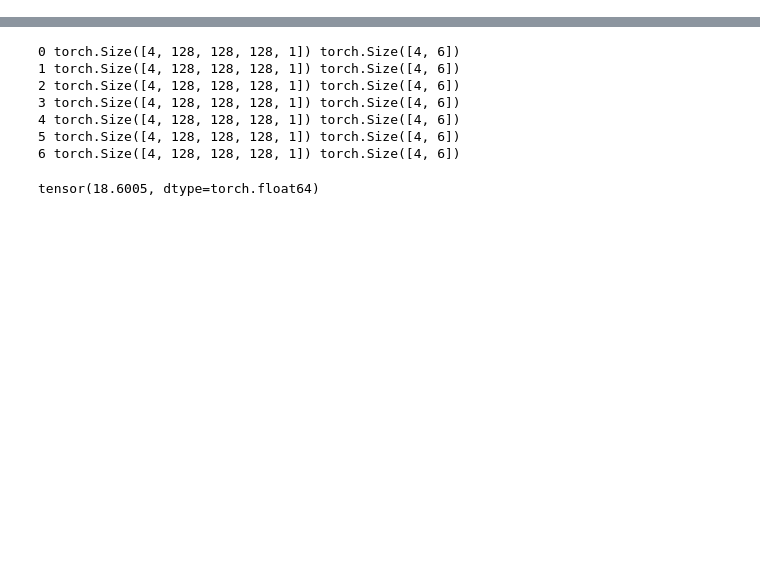
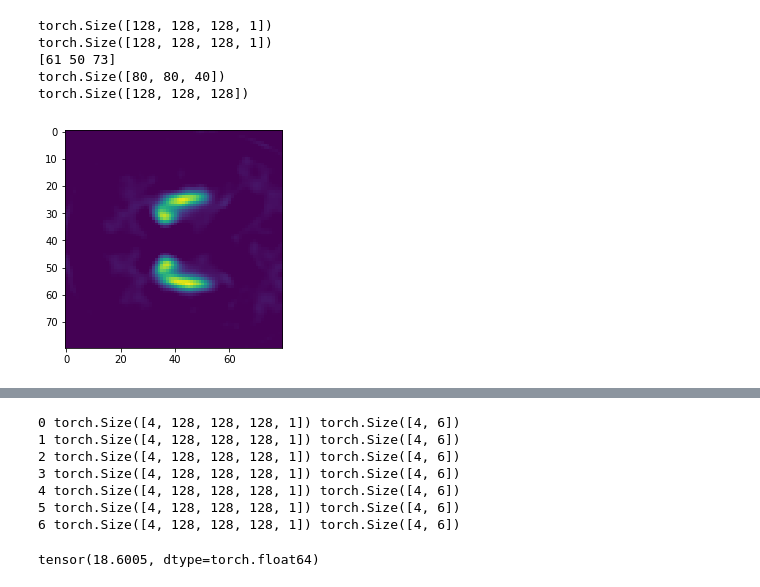
Before and after one commit to NilsErlanson/Project-PD-APD-classifcation, a Jupyter notebook: Dataset.ipynb, the cells around one changed output, grey strips where cells are left out. Saved outputs shown, nothing was run; the diff lists cells and outputs as text; code cells hidden in the pictures; blank space fills up the shorter version.

Commit message:
Lall i dataset IPYNB

```diff
--- a/Dataset.ipynb
+++ b/Dataset.ipynb
@@ -77,7 +77,58 @@ def show_scan(sample,sliceNr=63):
 image_root = 'projectfiles_PE2I/scans/ecat_scans/'
 label_root = 'projectfiles_PE2I/patientlist.csv'
 filetype = "1.v"
-dataset = ScanDataSet(image_root,label_root,filetype)
+datasetSUV = ScanDataSet(image_root,label_root,filetype)
 
-dataloader = DataLoader(dataset, batch_size=4,
+filetype = "f.v"
+datasetCBF = ScanDataSet(image_root,label_root,filetype)
+
+dataloader = DataLoader(datasetSUV, batch_size=4,
                         shuffle=True, num_workers=4)
+# %%
+from mpl_toolkits import mplot3d
+%matplotlib inline
+import matplotlib.pyplot as plt
+
+
+print((dataset[1][0]).size())
+#vals,index=torch.max(dataset[1][0],3)
+sample=datasetSUV.__getitem__(1)
+
+print(sample[0].size())
+image=np.squeeze(sample[0])
+
+
+val = torch.max(image) -torch.max(image)*0.1
+
+position1 = np.where(image > val)
+x=position1[0][:]
+y=position1[1][:]
+z=position1[2][:]
+#Get middle position of the two balls
+#Locate x-position
+threshold = (np.max(x)+np.min(x))/2
+index= x<= threshold
+xmid=(np.mean(x[index])+np.mean(x[~index]))/2
+ymid=np.mean(y).astype(int)
+zmid=np.mean(z).astype(int)
+
+#Point between balls
+position=np.array([xmid,ymid,zmid]).astype(int)
+print(position)
+
+
+# Manually perform some crop
+nrPixelsxy = 40
+nrPixelsz=20
+
+cropped  = image[position[0]-nrPixelsxy:position[0]+nrPixelsxy, position[1]-nrPixelsxy:position[1]+nrPixelsxy, position[2]-nrPixelsz:position[2]+nrPixelsz]
+print(cropped.size())
+plt.imshow(cropped[:,:,19])
+print(image.size())
+# %% [output]
+torch.Size([128, 128, 128, 1])
+torch.Size([128, 128, 128, 1])
+[61 50 73]
+torch.Size([80, 80, 40])
+torch.Size([128, 128, 128])
+[figure, added]
```
Also changed, not shown: parts of 12 cells of this notebook.
